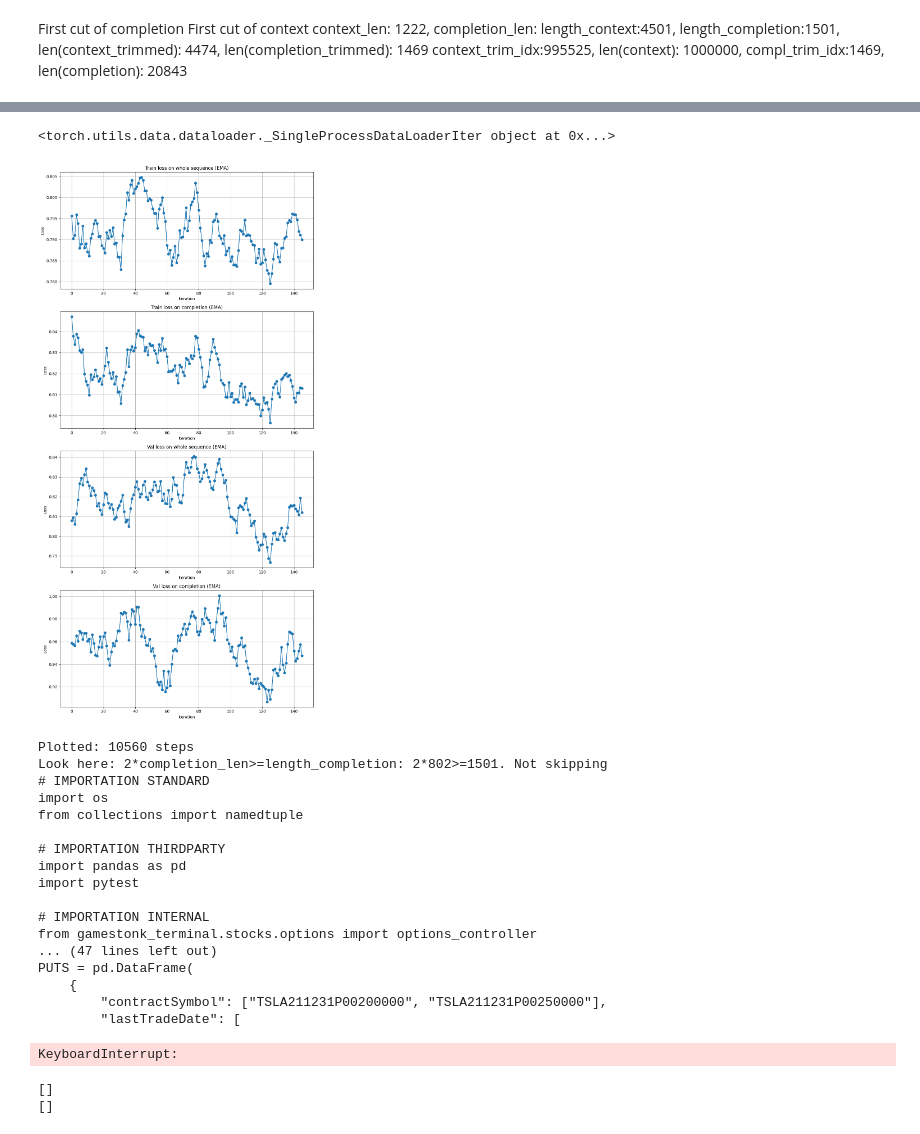
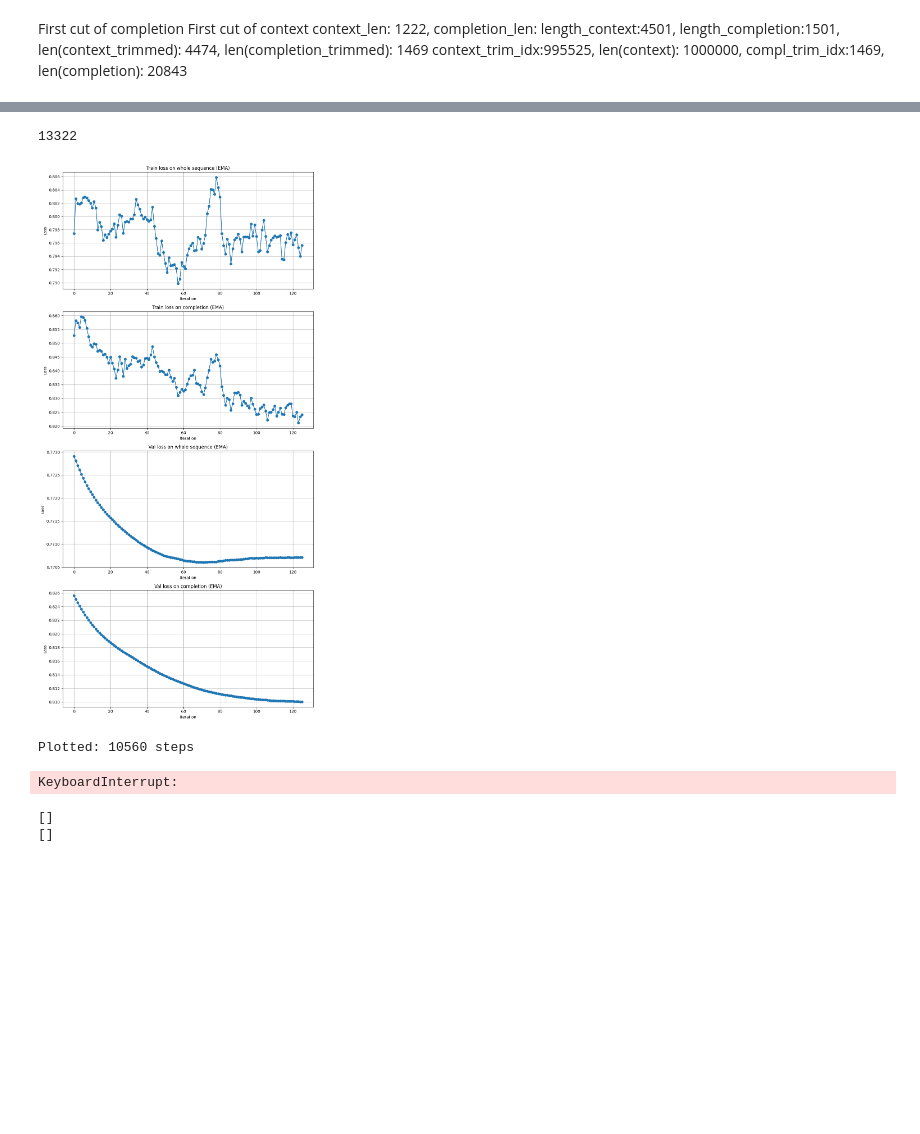
Before and after one commit to JetBrains-Research/lca-solvers, a Jupyter notebook: finetune/Finetuning with LoRA.ipynb, the cells around one changed output, grey strips where cells are left out. Saved outputs shown, nothing was run; the diff lists cells and outputs as text; code cells hidden in the pictures; blank space fills up the shorter version.

Commit message:
Fixed validation set (randomization) and validation function

```diff
--- a/finetune/Finetuning with LoRA.ipynb
+++ b/finetune/Finetuning with LoRA.ipynb
@@ -110,7 +53,7 @@ Fri May 31 20:30:00 2024
 #     )
 composer = ContextComposerPathDistance()
 tokenizer = AutoTokenizer.from_pretrained("deepseek-ai/deepseek-coder-1.3b-base", trust_remote_code=True)
-model = AutoModelForCausalLM.from_pretrained("deepseek-ai/deepseek-coder-1.3b-base", trust_remote_code=True, torch_dtype=torch.bfloat16).to("cuda:3")
+model = AutoModelForCausalLM.from_pretrained("deepseek-ai/deepseek-coder-1.3b-base", trust_remote_code=True, torch_dtype=torch.bfloat16).to("cuda:2")
 # %% [output]
 Special tokens have been added in the vocabulary, make sure the associated word embeddings are fine-tuned or trained.
 # %% [markdown]
@@ -334,0 +312,2 @@ def live_plot(data1, data2, data3, data4, figsize=(10, 20), title1='Train loss o
+# %%
+val_dataset, validation_repos, train_repos, val_indices_list = get_val_dataset()
@@ -350,24 +333,3 @@ def is_train(entry):
 
 def get_new_ema(curr_loss, prev_ema):
     return (curr_loss - prev_ema)*EMA_ALPHA + prev_ema
-# %%
-class HFDataset(Dataset):
-    def __init__(self, hf_dataset):
-        self.hf_dataset = hf_dataset
-
-    def __len__(self):
-        return len(self.hf_dataset)
-
-    def __getitem__(self, idx):
-        return self.hf_dataset[idx]
-
-dataset = load_dataset("JetBrains-Research/context-py-train", "path_distance_relevant", cache_dir='/mnt/data2/shared-data/lca/hf_cache2/')
-# dataset = load_dataset('JetBrains-Research/context-py-train', cache_dir='/mnt/data2/shared-data/lca/hf_cache2/')
-val_dataset = dataset['train'].filter(is_validation)
-train_dataset = dataset['train'].filter(is_train)
-torch_train_dataset = HFDataset(train_dataset)
-train_loader = DataLoader(torch_train_dataset, batch_size=1, shuffle=True)
-
-torch_val_dataset = HFDataset(val_dataset)
-val_loader = DataLoader(torch_val_dataset, batch_size=1, shuffle=True)
-val_loader_iter = iter(val_loader)  # Create an iterator for the validation data
@@ -399,28 +343,22 @@ Counter({'hpcaitech__colossalai': 263,
+# %%
+print(len(train_dataset))
+# %% [output]
+13322
 # %%
  # hf_path='JetBrains-Research/context-py-train',
 #         hf_config=None,
 #         cache_dir='/mnt/data2/shared-data/lca/hf_cache2/'
-# %%
-print(val_loader_iter)
-# %% [output]
-<torch.utils.data.dataloader._SingleProcessDataLoaderIter object at 0x...>
 # %%
-def make_validation_step(val_loader_iter):
+def make_validation_step():
     model_lora.eval()
     with torch.no_grad():
         total_val_loss = 0
         total_val_tokens = 0
-        val_steps_count = 0
         curr_val_loss_whole_input=[]
         curr_val_loss_completion=[]
+        val_loader_iter = iter(val_loader)  # Create an iterator for the validation data
 
-        # read datapoint VALIDATION_STEPS number of times
-        while val_steps_count < VALIDATION_STEPS:
-            try:
-                val_hf_dp = next(val_loader_iter)
-            except StopIteration:
-                val_loader_iter = iter(val_loader)  # Reset the iterator if all data has been used
-                val_hf_dp = next(val_loader_iter)
+        for idx, val_hf_dp in enumerate(val_loader_iter):
 
             val_dp = DatapointComposed.from_hf_datapoint(val_hf_dp)
             val_inputs, val_context_len, val_completion_len = compose_input_sequence(val_dp, CONTEXT_MAX_LEN_TOKENS, tokenizer, 0.75)
@@ -435,7 +373,6 @@ def make_validation_step(val_loader_iter):
                 val_loss_whole_input = criterion(val_detached_logits.view(-1, val_detached_logits.size(-1))[:-1, :], val_inputs['input_ids'].view(-1)[1:])
                 curr_val_loss_whole_input.append(val_loss_whole_input.item())
                 curr_val_loss_completion.append(val_loss_completion.item())
-                val_steps_count=val_steps_count+1
 
         #calculate losses
         val_losses_whole_input.append(sum(curr_val_loss_whole_input)/len(curr_val_loss_whole_input))
@@ -514,53 +451,38 @@ for idx, hf_dp in enumerate(train_loader):
             optimizer.zero_grad()
             scheduler.step()
 
         #we could set some other parameter here
-        if (idx+1) % ACCUM_STEPS_NUM ==0:
-            make_validation_step(val_loader_iter)
+        # if ((idx+1) % ACCUM_STEPS_NUM*VALIDATION_PERIOD) ==0:
+        if ((idx+1) % ACCUM_STEPS_NUM) ==0:
+            make_validation_step()
 
 
         if (idx+1) % (ACCUM_STEPS_NUM*5) ==0:
             if (len(train_loss_whole_input_ema)>2) and (len(val_loss_whole_input_ema)>2):
                 live_plot(train_loss_whole_input_ema, train_loss_completion_ema, val_loss_whole_input_ema, val_loss_completion_ema)
                 print(f"Plotted: {(idx+1)} steps")
 
 
 
         curr_train_loss_whole_input.append(loss_whole_input.item())
         curr_train_loss_completion.append(loss_completion.item())
         total_whole_input_loss += loss_whole_input.item() * (inputs['input_ids'].size(0)-1)  # Accumulate scaled loss
         total_completion_loss += loss_completion.item() * (completion_len -1)  # Accumulate scaled loss
         total_tokens += len(inputs['input_ids']) - 1  # Count tokens processed
         total_completion_tokens += completion_len - 1
 
 
 
 
 
 avg_loss = total_whole_input_loss / total_tokens
 perplexity = math.exp(avg_loss)  # Calculate perplexity as exp of the average loss
 
 avg_completion_loss = total_completion_loss / total_completion_tokens
 perplexity = math.exp(avg_completion_loss)
 # %% [output]
-[figure, old version]
+[figure, new version]
 Plotted: 10560 steps
-Look here: 2*completion_len>=length_completion: 2*802>=1501. Not skipping
-# IMPORTATION STANDARD
-import os
-from collections import namedtuple
-
-# IMPORTATION THIRDPARTY
-import pandas as pd
-import pytest
-
-# IMPORTATION INTERNAL
-from gamestonk_terminal.stocks.options import options_controller
-... (47 lines left out)
-PUTS = pd.DataFrame(
-    {
-        "contractSymbol": ["TSLA211231P00200000", "TSLA211231P00250000"],
-        "lastTradeDate": [
 KeyboardInterrupt:
 # %%
 print(val_losses_whole_input)
```
Also changed, not shown: parts of 14 cells of this notebook.
